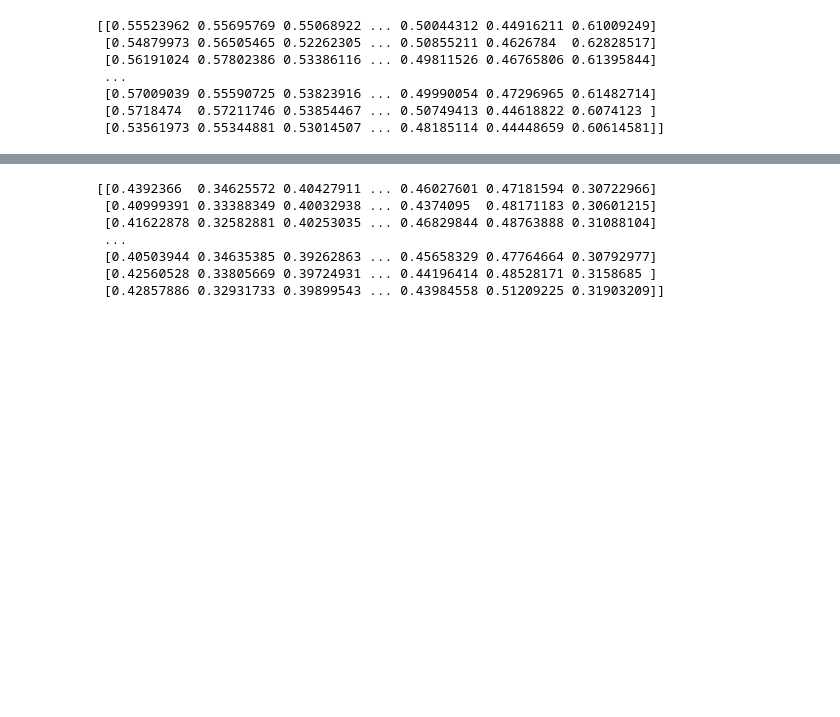
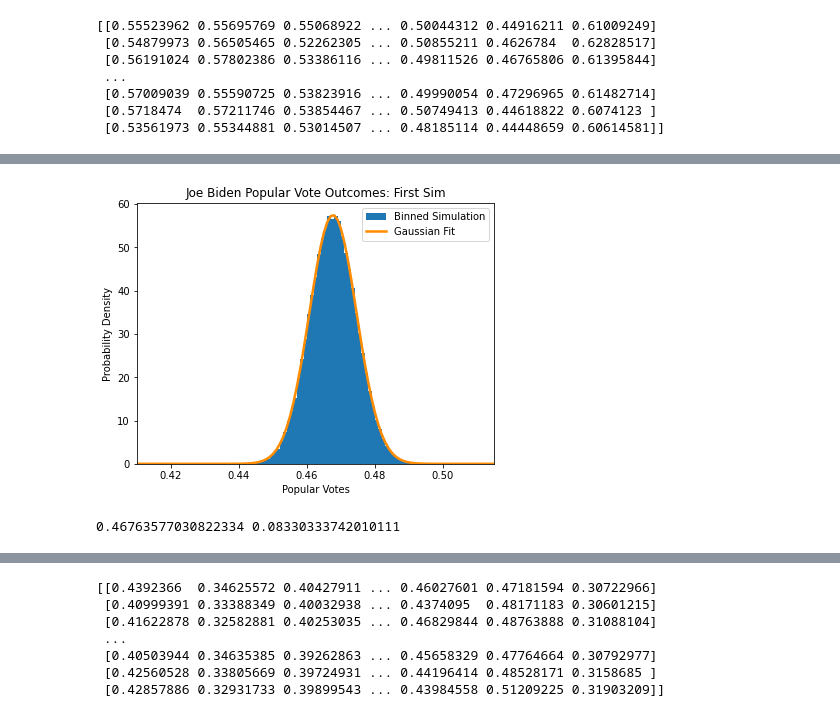
Before and after one commit to jmanlarkin/Phys321_FinalProject, a Jupyter notebook: Modeling.ipynb, the cells around one changed output, grey strips where cells are left out. Saved outputs shown, nothing was run; the diff lists cells and outputs as text; code cells hidden in the pictures; blank space fills up the shorter version.

```diff
--- a/Modeling.ipynb
+++ b/Modeling.ipynb
@@ -370,0 +358,25 @@ plt.xlim(0.42, 0.515)
+# %%
+#Binned and fit Monte Carlo simulation for Dem. Popular Vote Outcome
+
+bins = np.linspace(0, 1, 1001)
+
+mu, sigma = norm.fit(first_montecarlo_dem[4])
+best_fit_line = norm.pdf(bins, mu, sigma)
+
+fig = plt.subplots(1,1,figsize=(6.4, 4.8))
+
+hist = plt.hist(first_montecarlo_dem[4], bins, density = True, label='Binned Simulation')
+plt.plot(bins, best_fit_line, color='darkorange', linewidth=2.5, label='Gaussian Fit')
+plt.xlabel('Popular Votes')
+plt.ylabel('Probability Density')
+plt.title('Joe Biden Popular Vote Outcomes: First Sim')
+plt.legend()
+plt.xlim(0.41, 0.515)
+plt.savefig('Plots/first_sim_dem_pop.pdf')
+plt.show()
+
+# mean and std of gaussian fit
+print(mu, np.sqrt(sigma))
+# %% [output]
+[figure, added]
+0.46763577030822334 0.08330333742010111
```
Also changed, not shown: parts of 28 cells of this notebook, 2 other files.
